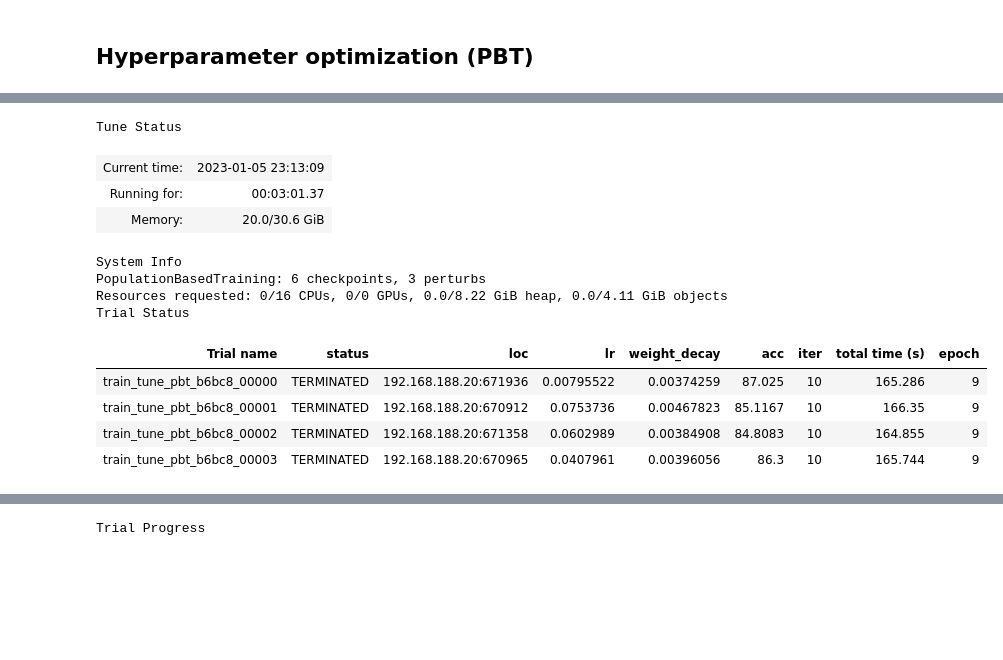
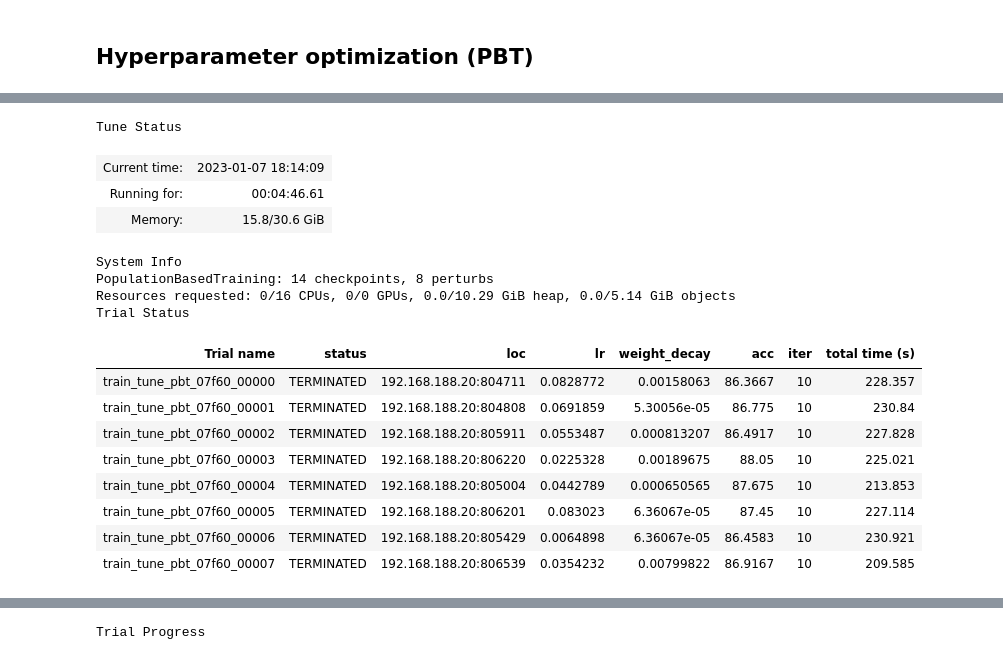
Before and after one commit to RaphaelMaser/Ray_Tune, a Jupyter notebook: Ray_Tune_FashionMNIST.ipynb, the cells around one changed output, grey strips where cells are left out. Saved outputs shown, nothing was run; the diff lists cells and outputs as text; code cells hidden in the pictures; blank space fills up the shorter version.

```diff
--- a/Ray_Tune_FashionMNIST.ipynb
+++ b/Ray_Tune_FashionMNIST.ipynb
@@ -280,6 +368,4 @@ Text(0, 0.5, 'Mean accuracy')
 # %%
-from ray.air import Checkpoint
-
 def train_tune_pbt(config):
     step = 0
     epochs = config["epochs"]
@@ -298,7 +384,7 @@ def train_tune_pbt(config):
             path = os.path.join(loaded_checkpoint_dir, "checkpoint.pt")
             checkpoint = torch.load(path)
             model.load_state_dict(checkpoint["model_state"])
-            step = checkpoint["epoch"]
+            step = checkpoint["epoch"] + 1
 
     for t in range(step, epochs):
         print(f"Epoch {t+1}\n-------------------------------")
@@ -318,41 +408,47 @@ def train_tune_pbt(config):
 # %%
-from ray.tune.schedulers import PopulationBasedTraining
-
-resources = {"cpu":4, "gpu":1} if torch.cuda.is_available() else {"cpu":4}
+# Define resources for each trial
+resources = {"cpu":2, "gpu":1} if torch.cuda.is_available() else {"cpu":2}
 trainable = tune.with_resources(train_tune_pbt, resources=resources)
 
+# Define the PBT algorithm
 scheduler = PopulationBasedTraining(
-    time_attr = "epoch",
+    time_attr = "training_iteration",
     perturbation_interval = 2,
     hyperparam_mutations = {
         "lr": tune.uniform(1e-1,1e-5),
         "weight_decay": tune.uniform(1e-2,1e-6)
     },
 )
 
+# Create the HPO tuner
 tuner = tune.Tuner(
     trainable,
     param_space = config,
     tune_config = tune.TuneConfig(
         metric = "mean_accuracy",
         mode = "max",
-        num_samples = 4,
+        num_samples = 8,
         scheduler=scheduler,
     )
 )
 
+# Run the tuner
 results = tuner.fit()
 # %% [output]
 Tune Status
-| Current time: | 2023-01-05 23:13:09 |
-| Running for: | 00:03:01.37 |
-| Memory: | 20.0/30.6 GiB |
+| Current time: | 2023-01-07 18:14:09 |
+| Running for: | 00:04:46.61 |
+| Memory: | 15.8/30.6 GiB |
 System Info
-PopulationBasedTraining: 6 checkpoints, 3 perturbs
-Resources requested: 0/16 CPUs, 0/0 GPUs, 0.0/8.22 GiB heap, 0.0/4.11 GiB objects
+PopulationBasedTraining: 14 checkpoints, 8 perturbs
+Resources requested: 0/16 CPUs, 0/0 GPUs, 0.0/10.29 GiB heap, 0.0/5.14 GiB objects
 Trial Status
-| Trial name | status | loc | lr | weight_decay | acc | iter | total time (s) | epoch |
-| train_tune_pbt_b6bc8_00000 | TERMINATED | 192.168.188.20:671936 | 0.00795522 | 0.00374259 | 87.025 | 10 | 165.286 | 9 |
-| train_tune_pbt_b6bc8_00001 | TERMINATED | 192.168.188.20:670912 | 0.0753736 | 0.00467823 | 85.1167 | 10 | 166.35 | 9 |
-| train_tune_pbt_b6bc8_00002 | TERMINATED | 192.168.188.20:671358 | 0.0602989 | 0.00384908 | 84.8083 | 10 | 164.855 | 9 |
-| train_tune_pbt_b6bc8_00003 | TERMINATED | 192.168.188.20:670965 | 0.0407961 | 0.00396056 | 86.3 | 10 | 165.744 | 9 |
+| Trial name | status | loc | lr | weight_decay | acc | iter | total time (s) |
+| train_tune_pbt_07f60_00000 | TERMINATED | 192.168.188.20:804711 | 0.0828772 | 0.00158063 | 86.3667 | 10 | 228.357 |
+| train_tune_pbt_07f60_00001 | TERMINATED | 192.168.188.20:804808 | 0.0691859 | 5.30056e-05 | 86.775 | 10 | 230.84 |
+| train_tune_pbt_07f60_00002 | TERMINATED | 192.168.188.20:805911 | 0.0553487 | 0.000813207 | 86.4917 | 10 | 227.828 |
+| train_tune_pbt_07f60_00003 | TERMINATED | 192.168.188.20:806220 | 0.0225328 | 0.00189675 | 88.05 | 10 | 225.021 |
+| train_tune_pbt_07f60_00004 | TERMINATED | 192.168.188.20:805004 | 0.0442789 | 0.000650565 | 87.675 | 10 | 213.853 |
+| train_tune_pbt_07f60_00005 | TERMINATED | 192.168.188.20:806201 | 0.083023 | 6.36067e-05 | 87.45 | 10 | 227.114 |
+| train_tune_pbt_07f60_00006 | TERMINATED | 192.168.188.20:805429 | 0.0064898 | 6.36067e-05 | 86.4583 | 10 | 230.921 |
+| train_tune_pbt_07f60_00007 | TERMINATED | 192.168.188.20:806539 | 0.0354232 | 0.00799822 | 86.9167 | 10 | 209.585 |
```
Also changed, not shown: parts of 41 cells of this notebook.
